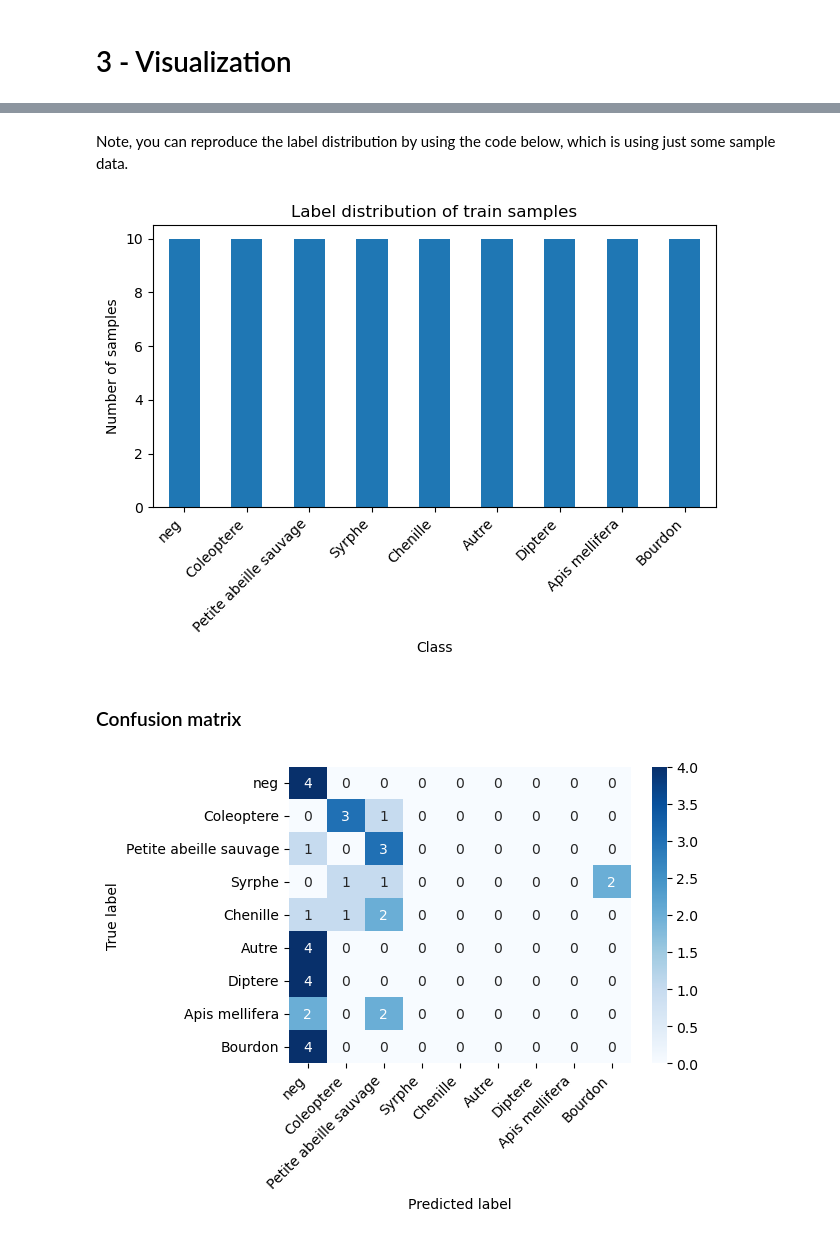
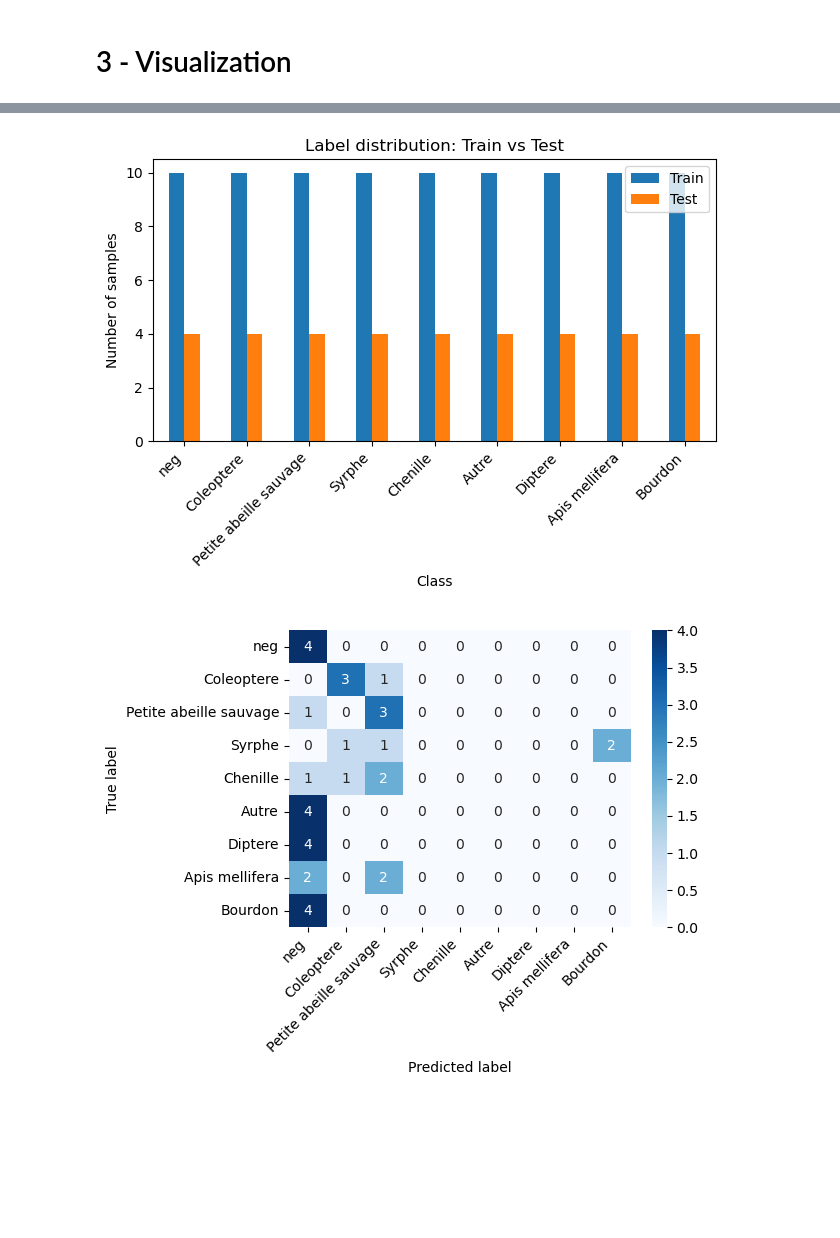
Before and after one commit to Group4-AI-Challenge/pollinator2-Challenge-M1-AI, a Jupyter notebook: Starting Kit/README.ipynb, the cells around one changed output, grey strips where cells are left out. Cells and saved outputs as stored; diff of their text form; code cells hidden in the pictures; blank space fills up the shorter version.

```diff
--- a/Starting Kit/README.ipynb
+++ b/Starting Kit/README.ipynb
@@ -172,29 +130,31 @@ Here is the current distribution of the angles from which the images of the poll
-# %% [markdown]
-Note, you can reproduce the label distribution by using the code below, which is using just some sample data.
 # %%
 class_ids = list(CLASSES.keys())
 class_names = list(CLASSES.values())
 train_counts = (
     pd.Series(train_data['y_train'])
     .value_counts()
     .reindex(class_ids, fill_value=0)
 )
 
+test_counts = (
+    pd.Series(y_test)
+    .value_counts()
+    .reindex(class_ids, fill_value=0)
+)
 
 df = pd.DataFrame({
     "Train": train_counts.values,
+    "Test": test_counts.values,
 }, index=class_names)
 
 
-df.plot(kind="bar", legend=False)
+df.plot(kind="bar")
 plt.xlabel("Class")
 plt.ylabel("Number of samples")
-plt.title("Label distribution of train samples")
+plt.title("Label distribution: Train vs Test")
 plt.xticks(rotation=45, ha="right")
 plt.tight_layout()
 plt.show()
 # %% [output]
-[figure, old version]
+[figure, new version]
-# %% [markdown]
-### Confusion matrix
 # %%
```
Also changed, not shown: parts of 16 cells of this notebook, 7 other files.
